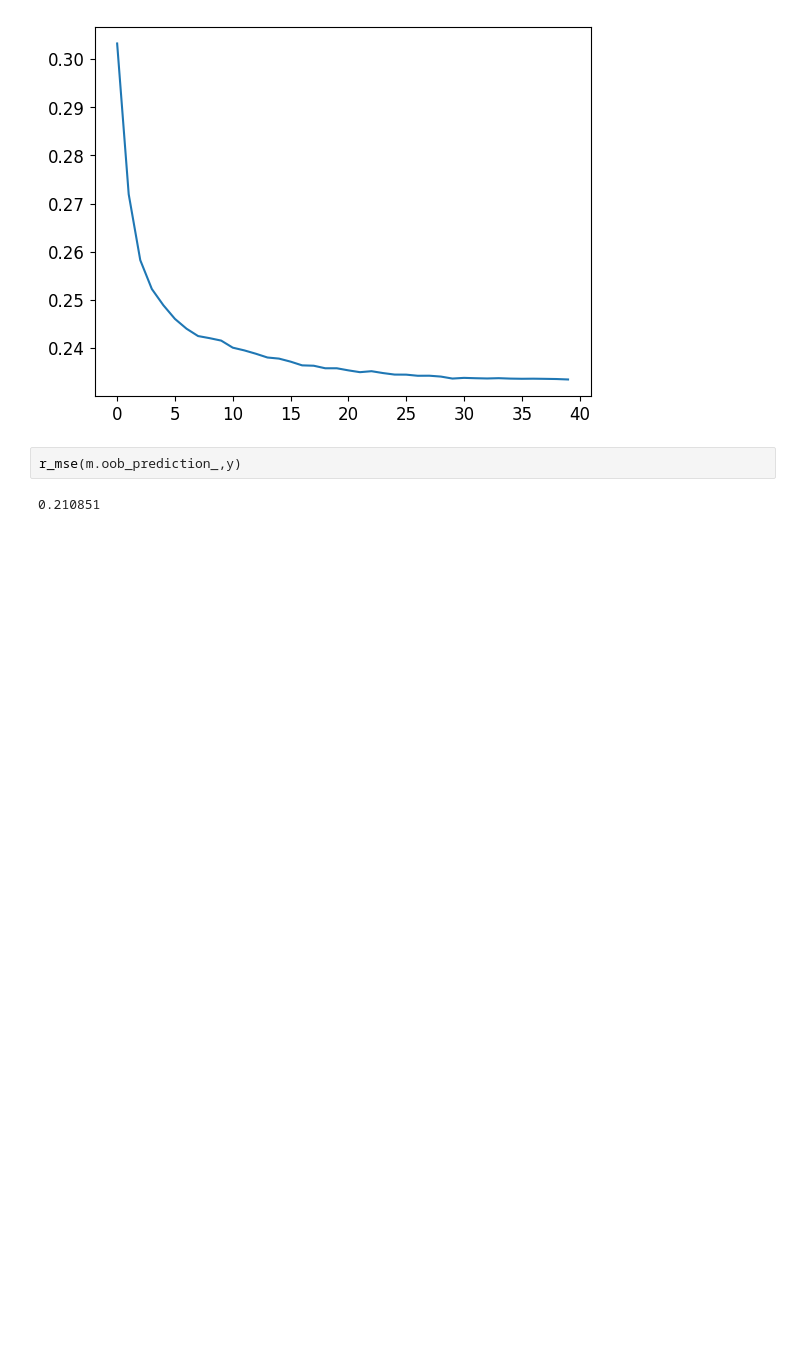
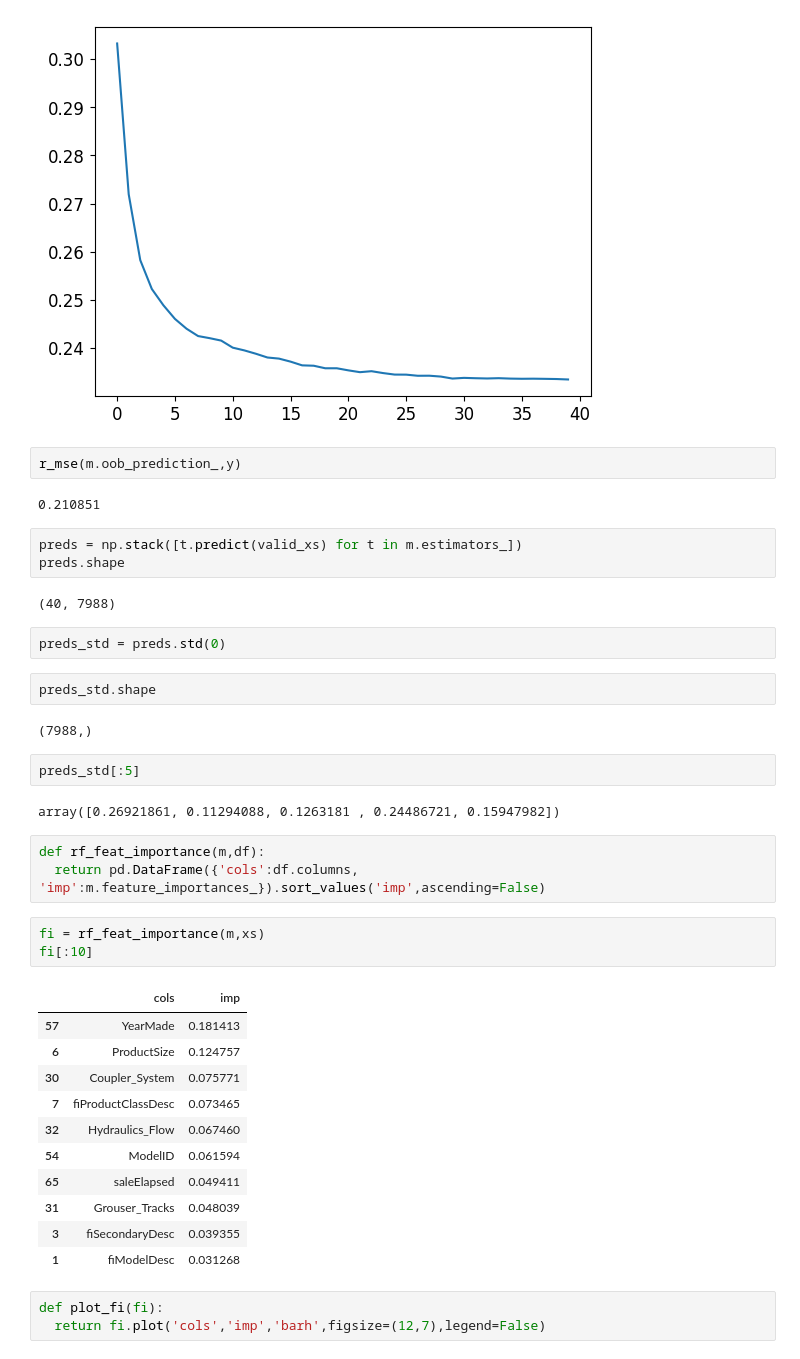
Before and after one commit to fakhar-iqbal/Deep-Learning-with-Pytorch-and-fastai, a Jupyter notebook: Collab_filtering_TabularData/TabularData_Sales_prediction.ipynb, the cells around one changed output. Cells and saved outputs as stored; diff of their text form; blank space fills up the shorter version.

```diff
--- a/Collab_filtering_TabularData/TabularData_Sales_Prediction.ipynb
+++ b/Collab_filtering_TabularData/TabularData_Sales_prediction.ipynb
@@ -293,3 +293,39 @@ plt.plot([r_mse(preds[:i+1].mean(0),valid_y) for i in range(40)])
 r_mse(m.oob_prediction_,y)
 # %% [output]
 0.210851
+# %%
+preds = np.stack([t.predict(valid_xs) for t in m.estimators_])
+preds.shape
+# %% [output]
+(40, 7988)
+# %%
+preds_std = preds.std(0)
+# %%
+preds_std.shape
+# %% [output]
+(7988,)
+# %%
+preds_std[:5]
+# %% [output]
+array([0.26921861, 0.11294088, 0.1263181 , 0.24486721, 0.15947982])
+# %%
+def rf_feat_importance(m,df):
+  return pd.DataFrame({'cols':df.columns, 'imp':m.feature_importances_}).sort_values('imp',ascending=False)
+# %%
+fi = rf_feat_importance(m,xs)
+fi[:10]
+# %% [output]
+|  | cols | imp |
+| 57 | YearMade | 0.181413 |
+| 6 | ProductSize | 0.124757 |
+| 30 | Coupler_System | 0.075771 |
+| 7 | fiProductClassDesc | 0.073465 |
+| 32 | Hydraulics_Flow | 0.067460 |
+| 54 | ModelID | 0.061594 |
+| 65 | saleElapsed | 0.049411 |
+| 31 | Grouser_Tracks | 0.048039 |
+| 3 | fiSecondaryDesc | 0.039355 |
+| 1 | fiModelDesc | 0.031268 |
+# %%
+def plot_fi(fi):
+  return fi.plot('cols','imp','barh',figsize=(12,7),legend=False)
```
Also changed, not shown: parts of 1 cell of this notebook, 1 other file.
